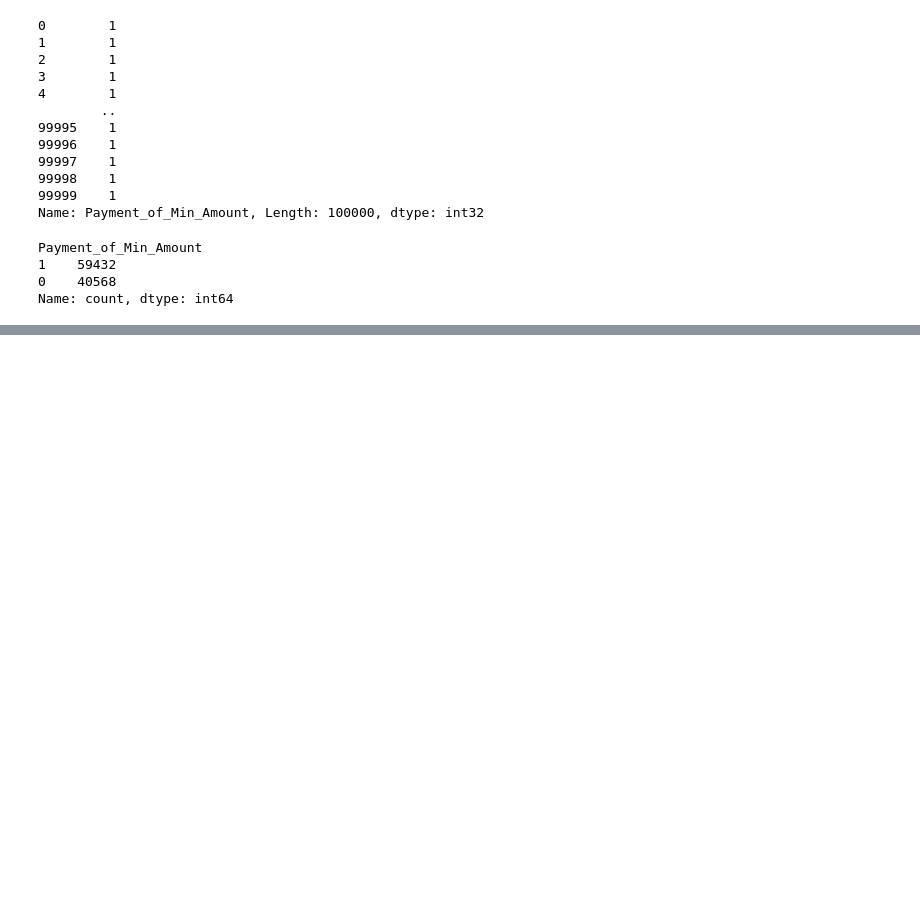
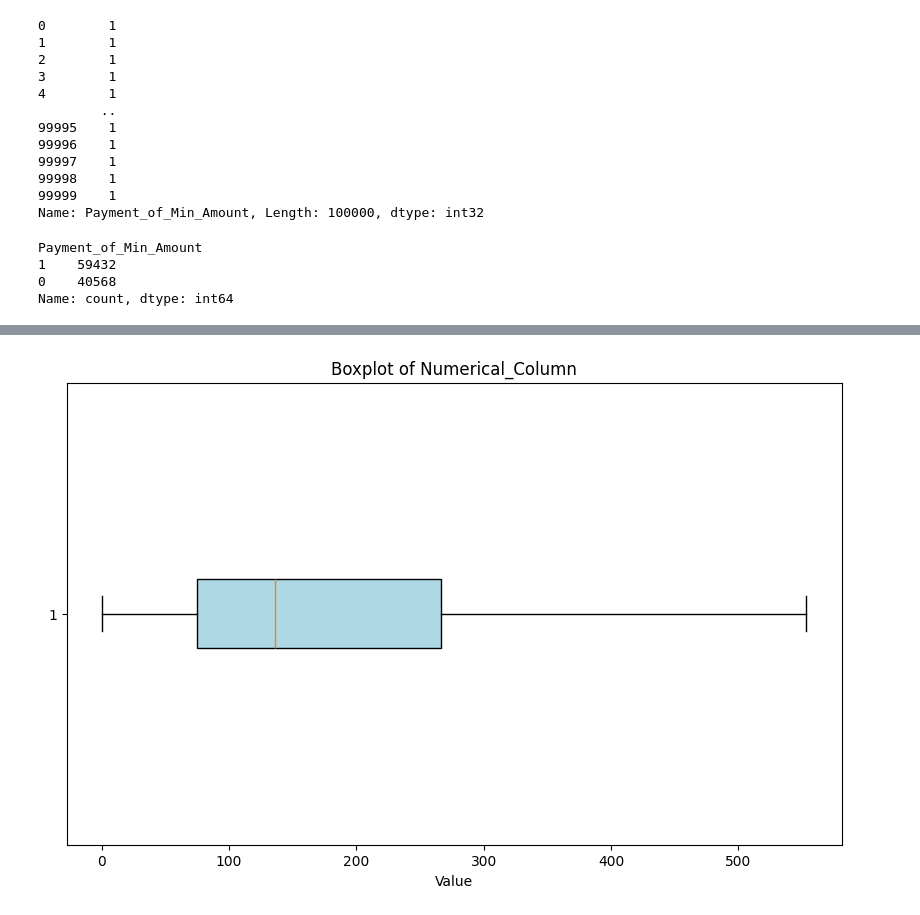
Before and after one commit to ViniciusOtoni/CreditScoreDataset, a Jupyter notebook: notebooks/n01_data_cleaning.ipynb, the cells around one changed output, grey strips where cells are left out. Cells and saved outputs as stored; diff of their text form; code cells hidden in the pictures; blank space fills up the shorter version.

```diff
--- a/notebooks/n01_data_cleaning.ipynb
+++ b/notebooks/n01_data_cleaning.ipynb
@@ -1595,0 +1832,4 @@ df.loc[(df["Total_EMI_per_month"] == 0) & (df["Payment_of_Min_Amount"] == 1)] #
+# %%
+Q1 = df['Amount_invested_monthly'].quantile(0.25) # primeiro quartil (pega os valores de 25% para baixo)
+Q3 = df['Amount_invested_monthly'].quantile(0.75) # terceiro quartil (pega os valores de 75% para baixo)
+IQR = Q3 - Q1 # calcula a diferença entre o primeiro e o terceiro quartil
@@ -1595,0 +1864,8 @@ df.loc[(df["Total_EMI_per_month"] == 0) & (df["Payment_of_Min_Amount"] == 1)] #
+# %%
+plt.figure(figsize=(10, 6))
+plt.boxplot(df["Amount_invested_monthly"], vert=False, patch_artist=True, boxprops=dict(facecolor='lightblue'))
+plt.title("Boxplot of Numerical_Column")
+plt.xlabel("Value")
+plt.show() # verificando outliers
+# %% [output]
+[figure, added]
```
Also changed, not shown: parts of 51 cells of this notebook, 2 other files.
